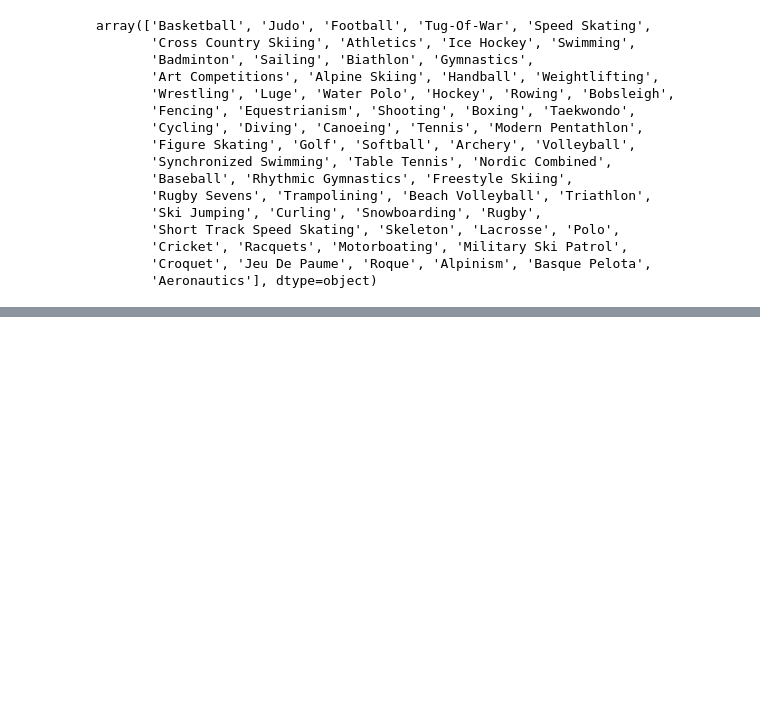
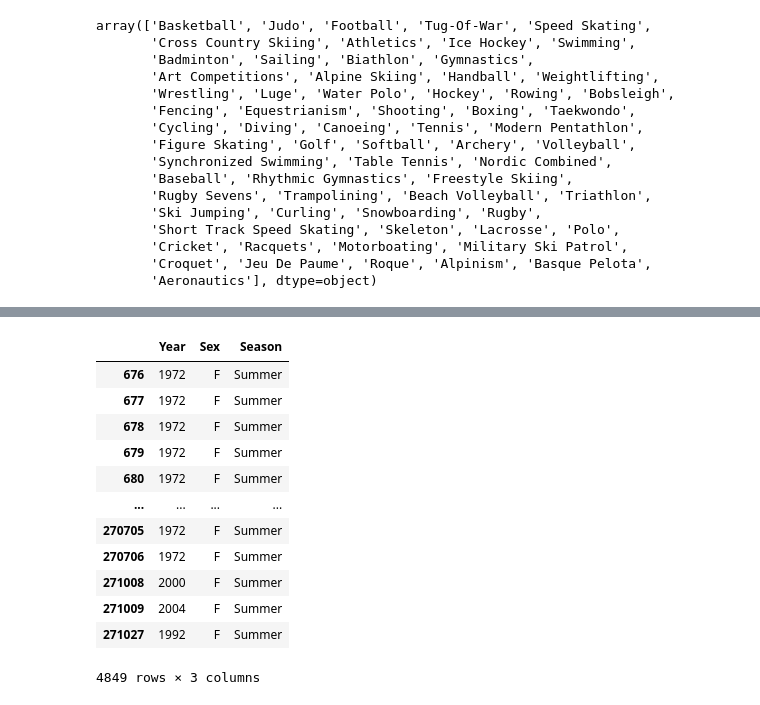
Before and after one commit to wlinds/ITHS-Projekt-OS, a Jupyter notebook: Notes/Uppgift 2.ipynb, the cells around one changed output, grey strips where cells are left out. Saved outputs shown, nothing was run; the diff lists cells and outputs as text; code cells hidden in the pictures; blank space fills up the shorter version.

```diff
--- a/Notes/Uppgift 2.ipynb
+++ b/Notes/Uppgift 2.ipynb
@@ -70,0 +107,18 @@ sport.head()
+# %%
+df_female= df_germany[['Year','Sex',"Season"]]
+df_female = df_female[(df_female['Sex'] == 'F')]
+df_female
+# %% [output]
+|  | Year | Sex | Season |
+| 676 | 1972 | F | Summer |
+| 677 | 1972 | F | Summer |
+| 678 | 1972 | F | Summer |
+| 679 | 1972 | F | Summer |
+| 680 | 1972 | F | Summer |
+| ... | ... | ... | ... |
+| 270705 | 1972 | F | Summer |
+| 270706 | 1972 | F | Summer |
+| 271008 | 2000 | F | Summer |
+| 271009 | 2004 | F | Summer |
+| 271027 | 1992 | F | Summer |
+4849 rows × 3 columns
```
Also changed, not shown: parts of 14 cells of this notebook, 1 other file.
